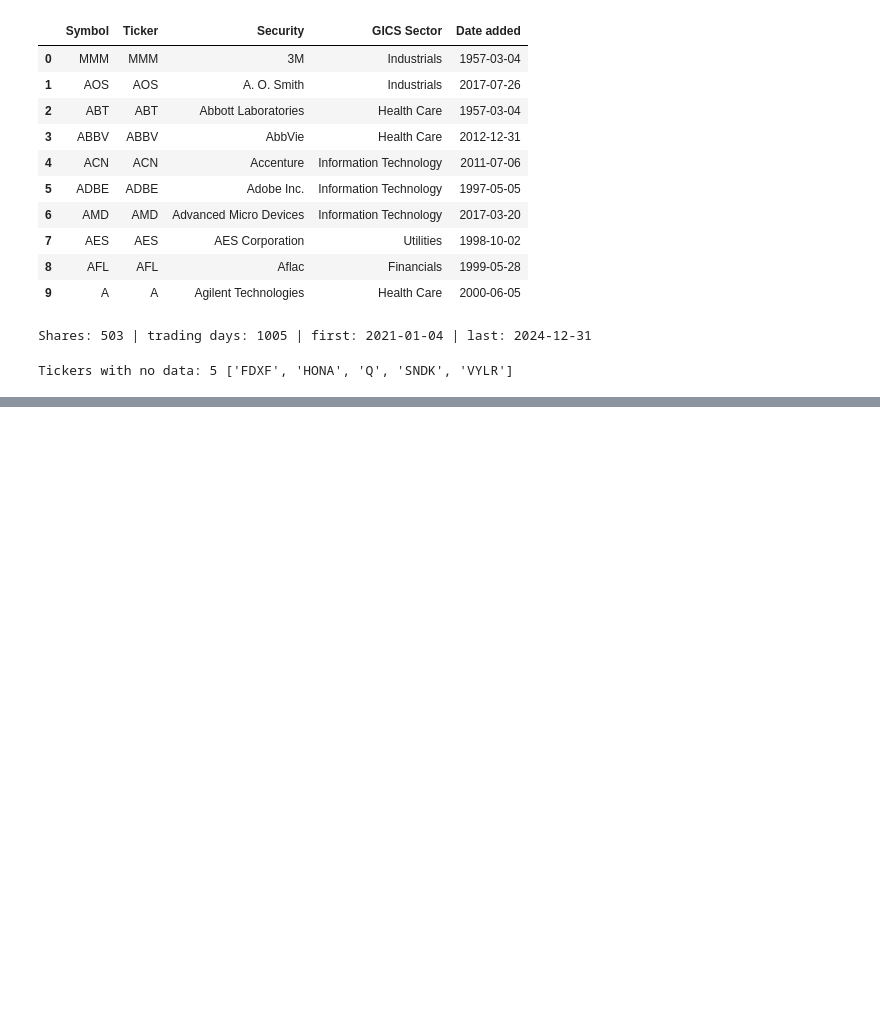
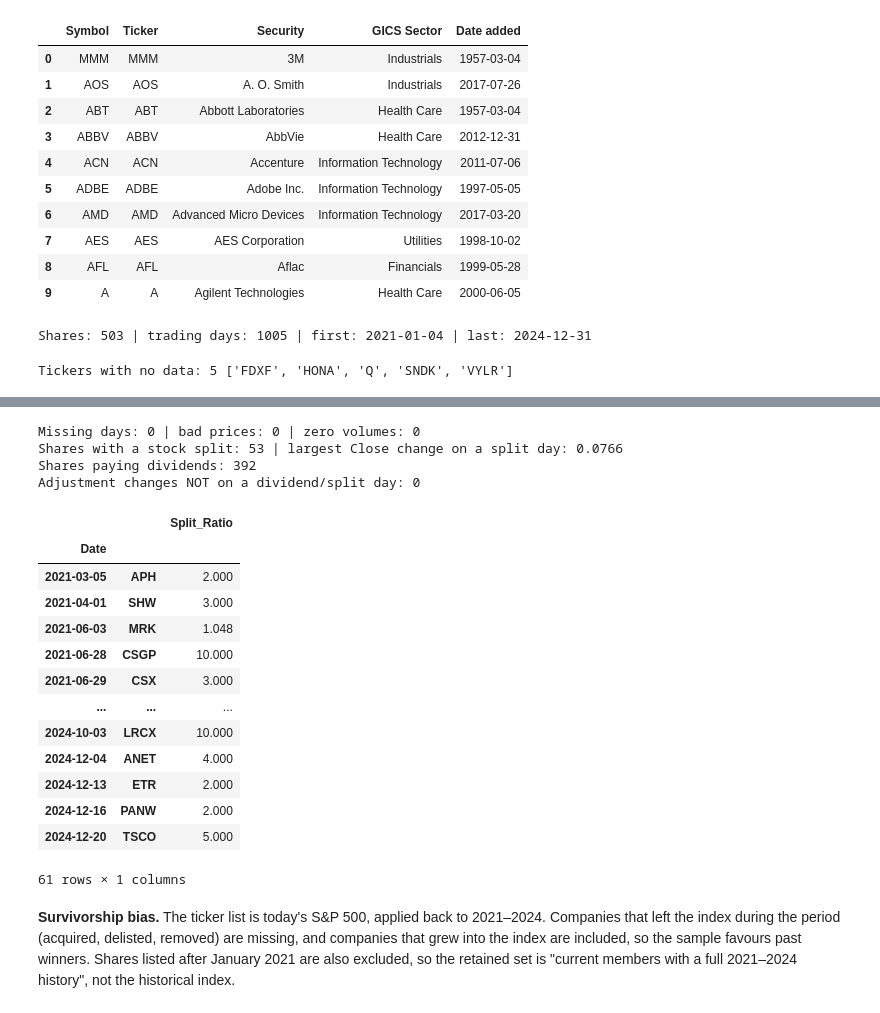
Before and after one commit to suhailnoor1821/CRM_CW1_Stock_Segmentation, a Jupyter notebook: CRM_CW1.ipynb, the cells around one changed output, grey strips where cells are left out. Drawn from its saved outputs; the diff is of its cells as text; code cells hidden in the pictures; blank space fills up the shorter version.

```diff
--- a/CRM_CW1.ipynb
+++ b/CRM_CW1.ipynb
@@ -109,0 +202,43 @@ Tickers with no data: 5 ['FDXF', 'HONA', 'Q', 'SNDK', 'VYLR']
+# %%
+# Task 1.2 Part 3: Summary of the checks for the shares we kept
+kept = checks.loc[included]
+print('Missing days:', int(kept['Missing_Days'].sum()),
+      '| bad prices:', int(kept['Bad_Price_Days'].sum()),
+      '| zero volumes:', int(kept['Zero_Volume_Days'].sum()))
+print('Shares with a stock split:', int((kept['Splits'] > 0).sum()),
+      '| largest Close change on a split day:', round(kept['Change_On_Split_Day'].max(), 4))
+print('Shares paying dividends:', int((kept['Dividends'] > 0).sum()))
+
+# Adj Close / Close should only change on a dividend or split day
+# (0 below means every change is explained)
+factor_change = (adj_close / close).pct_change(fill_method=None).abs() > 0.001
+unexplained = factor_change & (dividends == 0) & (splits == 0)
+print('Adjustment changes NOT on a dividend/split day:', int(unexplained[included].sum().sum()))
+
+# Save the check results
+checks.to_csv(f'{output_dir}/validation_log.csv')
+
+# Show all stock splits for the shares we kept
+split_list = splits[included].stack()
+split_list[split_list > 0].rename('Split_Ratio').to_frame()
+# %% [output]
+Missing days: 0 | bad prices: 0 | zero volumes: 0
+Shares with a stock split: 53 | largest Close change on a split day: 0.0766
+Shares paying dividends: 392
+Adjustment changes NOT on a dividend/split day: 0
+|  |  | Split_Ratio |
+| Date |  |  |
+| 2021-03-05 | APH | 2.000 |
+| 2021-04-01 | SHW | 3.000 |
+| 2021-06-03 | MRK | 1.048 |
+| 2021-06-28 | CSGP | 10.000 |
+| 2021-06-29 | CSX | 3.000 |
+| ... | ... | ... |
+| 2024-10-03 | LRCX | 10.000 |
+| 2024-12-04 | ANET | 4.000 |
+| 2024-12-13 | ETR | 2.000 |
+| 2024-12-16 | PANW | 2.000 |
+| 2024-12-20 | TSCO | 5.000 |
+61 rows × 1 columns
+# %% [markdown]
+**Survivorship bias.** The ticker list is today's S&P 500, applied back to 2021–2024. Companies that left the index during the period (acquired, delisted, removed) are missing, and companies that grew into the index are included, so the sample favours past winners. Shares listed after January 2021 are also excluded, so the retained set is "current members with a full 2021–2024 history", not the historical index.
```
Also changed, not shown: parts of 3 cells of this notebook.
